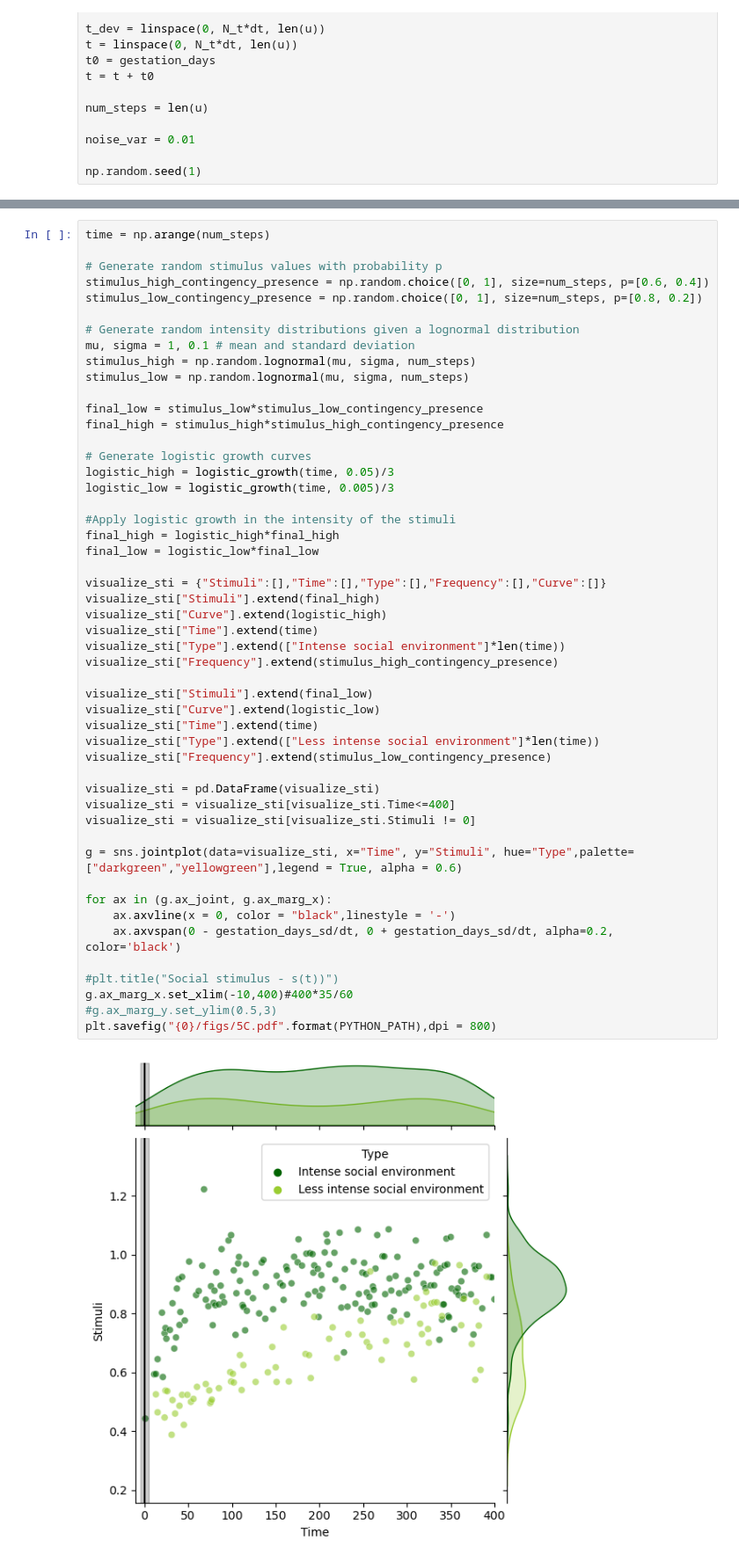
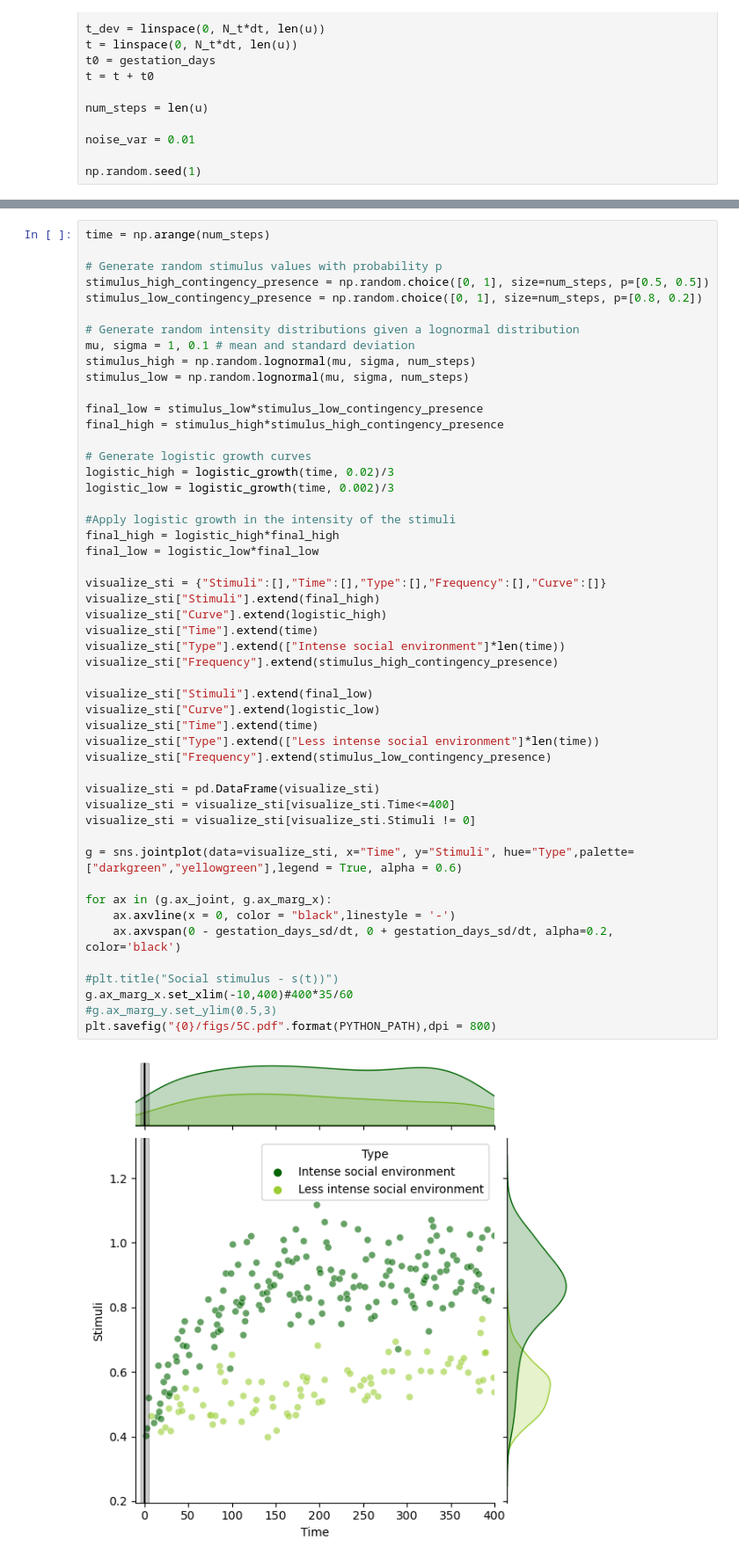
Before and after one commit to biagzi/altricial_brain_vocal_learning, a Jupyter notebook: code/Fig5.ipynb, the cells around one changed output, grey strips where cells are left out. Shown at 88% size. Cells and saved outputs as stored; diff of their text form.

```diff
--- a/code/Fig5.ipynb
+++ b/code/Fig5.ipynb
@@ -190,7 +190,7 @@ plt.savefig("{0}/figs/5B.pdf".format(PYTHON_PATH),dpi = 800)
 time = np.arange(num_steps)
 
 # Generate random stimulus values with probability p
-stimulus_high_contingency_presence = np.random.choice([0, 1], size=num_steps, p=[0.6, 0.4])
+stimulus_high_contingency_presence = np.random.choice([0, 1], size=num_steps, p=[0.5, 0.5])
 stimulus_low_contingency_presence = np.random.choice([0, 1], size=num_steps, p=[0.8, 0.2])
 
 # Generate random intensity distributions given a lognormal distribution
@@ -202,42 +202,42 @@ final_low = stimulus_low*stimulus_low_contingency_presence
 final_high = stimulus_high*stimulus_high_contingency_presence
 
 # Generate logistic growth curves
-logistic_high = logistic_growth(time, 0.05)/3
-logistic_low = logistic_growth(time, 0.005)/3
+logistic_high = logistic_growth(time, 0.02)/3
+logistic_low = logistic_growth(time, 0.002)/3
 
 #Apply logistic growth in the intensity of the stimuli
 final_high = logistic_high*final_high
 final_low = logistic_low*final_low
 
 visualize_sti = {"Stimuli":[],"Time":[],"Type":[],"Frequency":[],"Curve":[]}
 visualize_sti["Stimuli"].extend(final_high)
 visualize_sti["Curve"].extend(logistic_high)
 visualize_sti["Time"].extend(time)
 visualize_sti["Type"].extend(["Intense social environment"]*len(time))
 visualize_sti["Frequency"].extend(stimulus_high_contingency_presence)
 
 visualize_sti["Stimuli"].extend(final_low)
 visualize_sti["Curve"].extend(logistic_low)
 visualize_sti["Time"].extend(time)
 visualize_sti["Type"].extend(["Less intense social environment"]*len(time))
 visualize_sti["Frequency"].extend(stimulus_low_contingency_presence)
 
 visualize_sti = pd.DataFrame(visualize_sti)
 visualize_sti = visualize_sti[visualize_sti.Time<=400]
 visualize_sti = visualize_sti[visualize_sti.Stimuli != 0]
 
 g = sns.jointplot(data=visualize_sti, x="Time", y="Stimuli", hue="Type",palette=["darkgreen","yellowgreen"],legend = True, alpha = 0.6)
 
 for ax in (g.ax_joint, g.ax_marg_x):
     ax.axvline(x = 0, color = "black",linestyle = '-')
     ax.axvspan(0 - gestation_days_sd/dt, 0 + gestation_days_sd/dt, alpha=0.2, color='black')
 
 #plt.title("Social stimulus - s(t))")
 g.ax_marg_x.set_xlim(-10,400)#400*35/60
 #g.ax_marg_y.set_ylim(0.5,3)
 plt.savefig("{0}/figs/5C.pdf".format(PYTHON_PATH),dpi = 800)
 # %% [output]
-[figure, old version]
+[figure, new version]
 # %%
 x0 = 0.001
 
```
Also changed, not shown: parts of 1 cell of this notebook, 3 other files.
